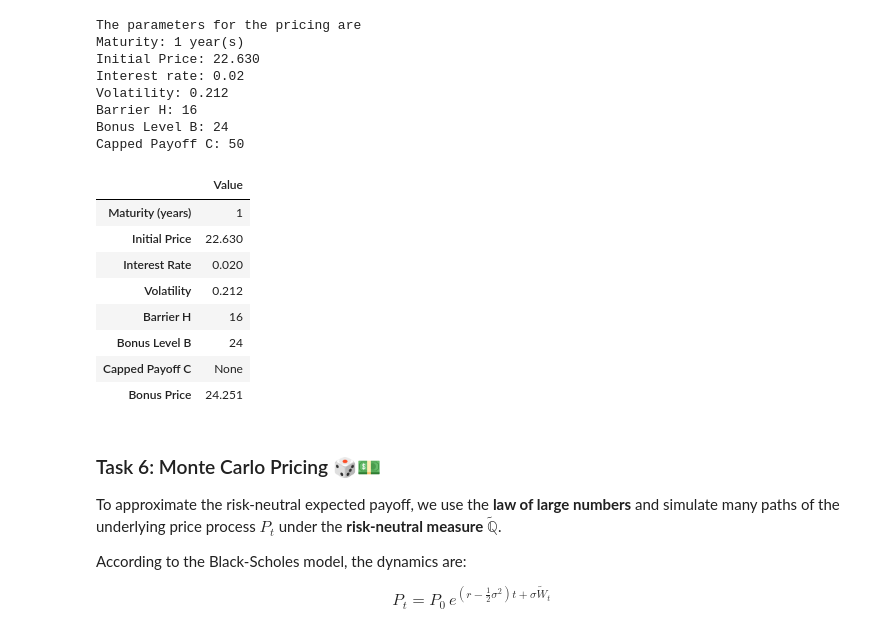
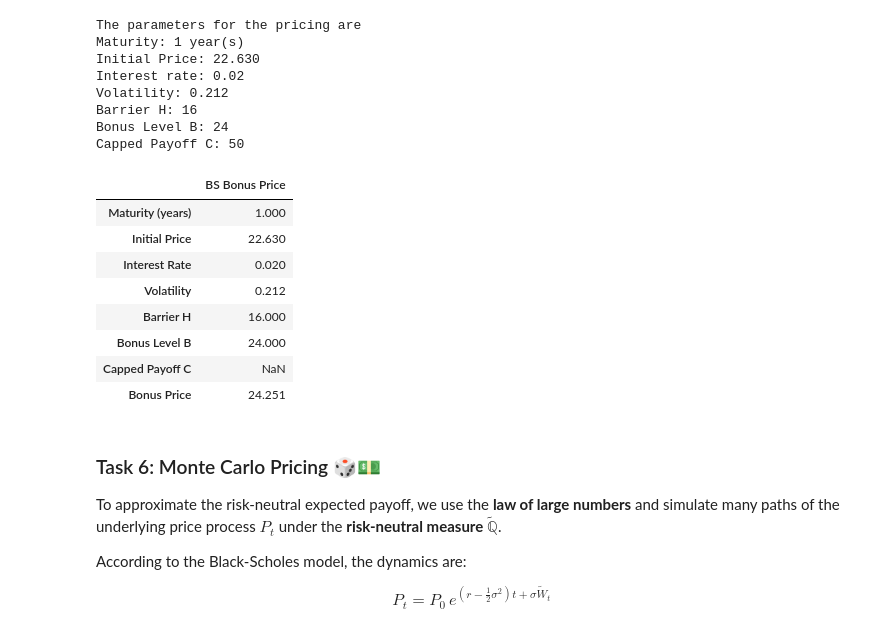
Before and after one commit to manuelgonzalzz/bonus-certificate, a Jupyter notebook: manuel.ipynb, the cells around one changed output. Cells and saved outputs as stored; diff of their text form; code cells hidden in the pictures.

```diff
--- a/manuel.ipynb
+++ b/manuel.ipynb
@@ -440,7 +417,6 @@ Bonus Level B: 24
 Capped Payoff C: 50
 # %%
 from scipy.stats import norm
-# incomplete Q1 and Q2 are not sufficient to calculate d&o put
 
 def Call(P0,K,r,sigma,T):
     sigma2 = sigma * sigma          # sigma-squared makes the formula cleaner
@@ -492,42 +468,42 @@ def DownAndOutPut(P0,K,H,r,sigma,T):
 
 def BonusCertificate(P0,B,H,r,sigma,T,Capped=None):
 
     if(Capped==None):
         bonus =  P0 + DownAndOutPut(P0,B,H,r,sigma,T)
     elif(B<Capped):
         bonus =  P0 + DownAndOutPut(P0,B,H,r,sigma,T) - Call(P0,Capped,r,sigma,T)
     else:
         print('CAP level must be GREATER than BONUS level')
         return None
 
     results = {
     "Maturity (years)": T,
     "Initial Price": P0,
     "Interest Rate": r,
     "Volatility": sigma,
     "Barrier H": H,
     "Bonus Level B": B,
     "Capped Payoff C": Capped,
     "Bonus Price": bonus
     }
     return results
 
 P0 = data["Close"][pd.to_datetime("2024-06-14")]
 H = 16
 B = 24
 C = None
 T = 1
 results = BonusCertificate(P0,B,H,r,sigma,T,Capped=C)
-pd.DataFrame([results],index=["Value"]).T
+pd.DataFrame.from_dict(results,orient='index',columns=["BS Bonus Price"])
 # %% [output]
-|  | Value |
-| Maturity (years) | 1 |
+|  | BS Bonus Price |
+| Maturity (years) | 1.000 |
 | Initial Price | 22.630 |
 | Interest Rate | 0.020 |
 | Volatility | 0.212 |
-| Barrier H | 16 |
-| Bonus Level B | 24 |
-| Capped Payoff C | None |
+| Barrier H | 16.000 |
+| Bonus Level B | 24.000 |
+| Capped Payoff C | NaN |
 | Bonus Price | 24.251 |
 # %% [markdown]
 ### Task 6: Monte Carlo Pricing 🎲💵
```
Also changed, not shown: parts of 12 cells of this notebook.
